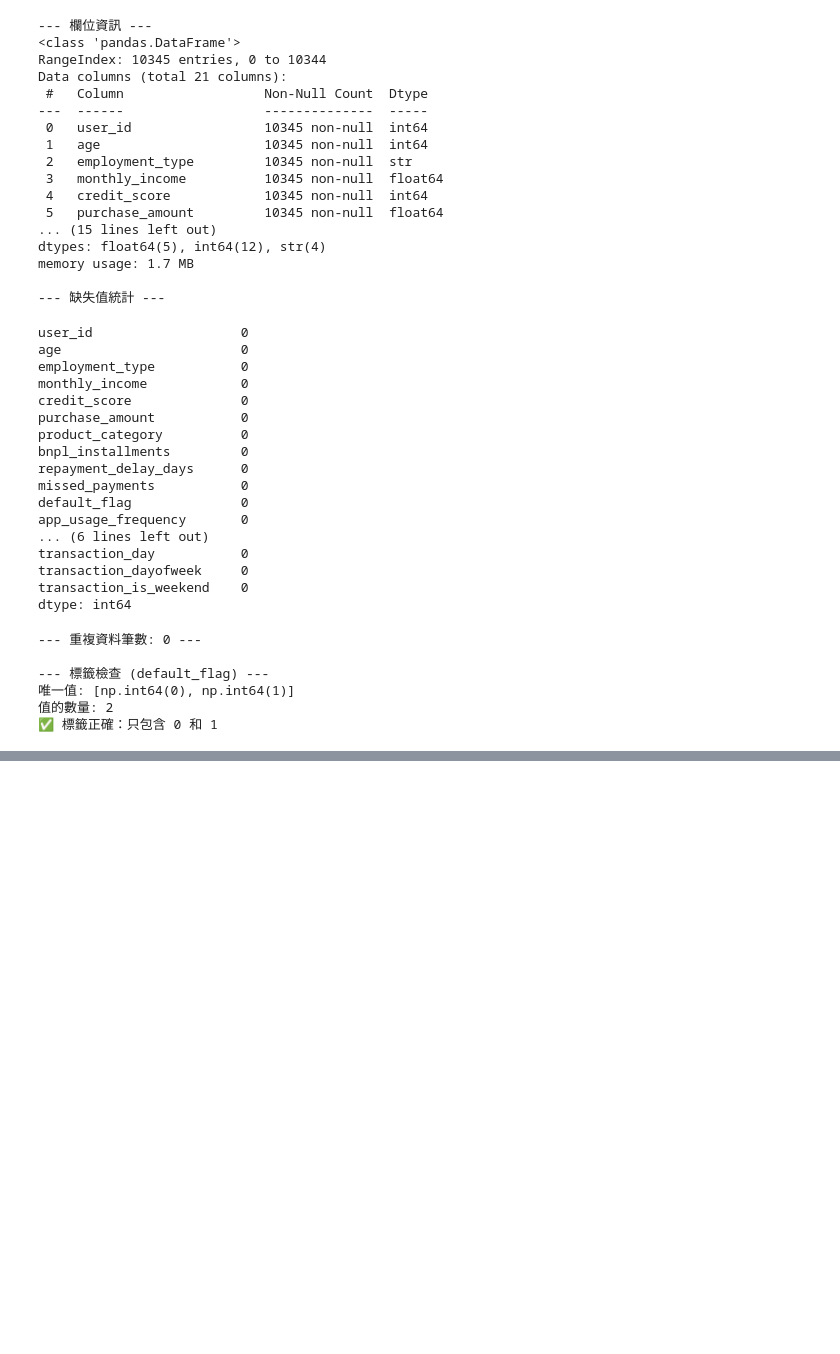
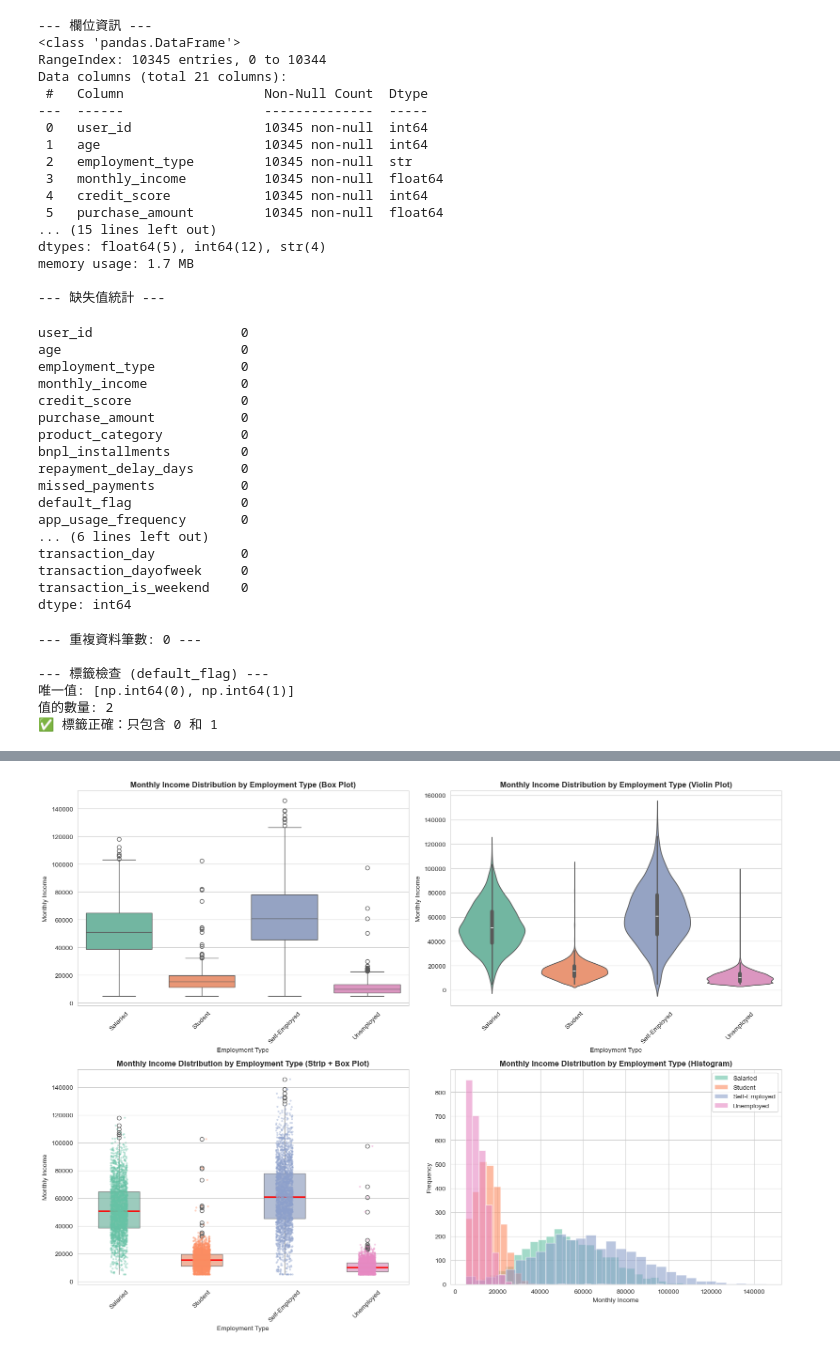
Before and after one commit to BobbleUnderBox/DataMiningG1FinalProject, a Jupyter notebook: notebooks/02_data_quality.ipynb, the cells around one changed output, grey strips where cells are left out. Cells and saved outputs as stored; diff of their text form; code cells hidden in the pictures; blank space fills up the shorter version.

Commit message:
data quality sampling bias 完成

```diff
--- a/notebooks/02_data_quality.ipynb
+++ b/notebooks/02_data_quality.ipynb
@@ -130,0 +259,86 @@ dtype: int64
+# %%
+import matplotlib.pyplot as plt
+import seaborn as sns
+import numpy as np
+
+# 設定圖表風格
+sns.set_style("whitegrid")
+plt.rcParams['figure.figsize'] = (16, 12)
+
+# 1. 箱線圖 - 不同 employment_type 下 monthly_income 的分布
+fig, axes = plt.subplots(2, 2, figsize=(16, 12))
+
+# 箱線圖
+ax1 = axes[0, 0]
+sns.boxplot(data=df, x='employment_type', y='monthly_income', ax=ax1, palette='Set2')
+ax1.set_title('Monthly Income Distribution by Employment Type (Box Plot)', fontsize=12, fontweight='bold')
+ax1.set_xlabel('Employment Type', fontsize=10)
+ax1.set_ylabel('Monthly Income', fontsize=10)
+ax1.tick_params(axis='x', rotation=45)
+
+# 小提琴圖
+ax2 = axes[0, 1]
+sns.violinplot(data=df, x='employment_type', y='monthly_income', ax=ax2, palette='Set2')
+ax2.set_title('Monthly Income Distribution by Employment Type (Violin Plot)', fontsize=12, fontweight='bold')
+ax2.set_xlabel('Employment Type', fontsize=10)
+ax2.set_ylabel('Monthly Income', fontsize=10)
+ax2.tick_params(axis='x', rotation=45)
+
+# 條紋圖 + 箱線圖
+ax3 = axes[1, 0]
+sns.stripplot(data=df, x='employment_type', y='monthly_income', ax=ax3, alpha=0.4, size=3, jitter=True, palette='Set2')
+sns.boxplot(data=df, x='employment_type', y='monthly_income', ax=ax3, width=0.5, palette='Set2', showcaps=False, boxprops=dict(alpha=0.7), whiskerprops=dict(alpha=0.7), medianprops=dict(color='red', linewidth=2))
+ax3.set_title('Monthly Income Distribution by Employment Type (Strip + Box Plot)', fontsize=12, fontweight='bold')
+ax3.set_xlabel('Employment Type', fontsize=10)
+ax3.set_ylabel('Monthly Income', fontsize=10)
+ax3.tick_params(axis='x', rotation=45)
+
+# 直方圖
+ax4 = axes[1, 1]
+employment_types = df['employment_type'].unique()
+colors = sns.color_palette('Set2', len(employment_types))
+for i, emp_type in enumerate(employment_types):
+    data = df[df['employment_type'] == emp_type]['monthly_income']
+    ax4.hist(data, alpha=0.6, label=emp_type, bins=30, color=colors[i])
+ax4.set_title('Monthly Income Distribution by Employment Type (Histogram)', fontsize=12, fontweight='bold')
+ax4.set_xlabel('Monthly Income', fontsize=10)
+ax4.set_ylabel('Frequency', fontsize=10)
+ax4.legend()
+
+plt.tight_layout()
+plt.show()
+
+# 統計摘要
+print("=" * 80)
+print("Monthly Income Distribution by Employment Type - Statistics")
+print("=" * 80)
+
+for emp_type in sorted(df['employment_type'].unique()):
+    data = df[df['employment_type'] == emp_type]['monthly_income']
+    print(f"\n📊 {emp_type}:")
+    print(f"   Count: {len(data)}")
+    print(f"   Mean: ${data.mean():,.2f}")
+    print(f"   Median: ${data.median():,.2f}")
+    print(f"   Std Dev: ${data.std():,.2f}")
+    print(f"   Min: ${data.min():,.2f}")
+    print(f"   Max: ${data.max():,.2f}")
+    print(f"   25th Percentile: ${data.quantile(0.25):,.2f}")
+    print(f"   75th Percentile: ${data.quantile(0.75):,.2f}")
+    print(f"   IQR: ${data.quantile(0.75) - data.quantile(0.25):,.2f}")
+
+# 統計表格
+print("\n" + "=" * 80)
+print("Summary Statistics Table")
+print("=" * 80)
+summary_stats = df.groupby('employment_type')['monthly_income'].agg([
+    ('Count', 'count'),
+    ('Mean', 'mean'),
+    ('Median', 'median'),
+    ('Std Dev', 'std'),
+    ('Min', 'min'),
+    ('Max', 'max'),
+    ('25%', lambda x: x.quantile(0.25)),
+    ('75%', lambda x: x.quantile(0.75))
+]).round(2)
+display(summary_stats)
+# %% [output]
@@ -130,0 +360 @@ dtype: int64
+[figure, added]
```
Also changed, not shown: parts of 27 cells of this notebook, 4 other files.
